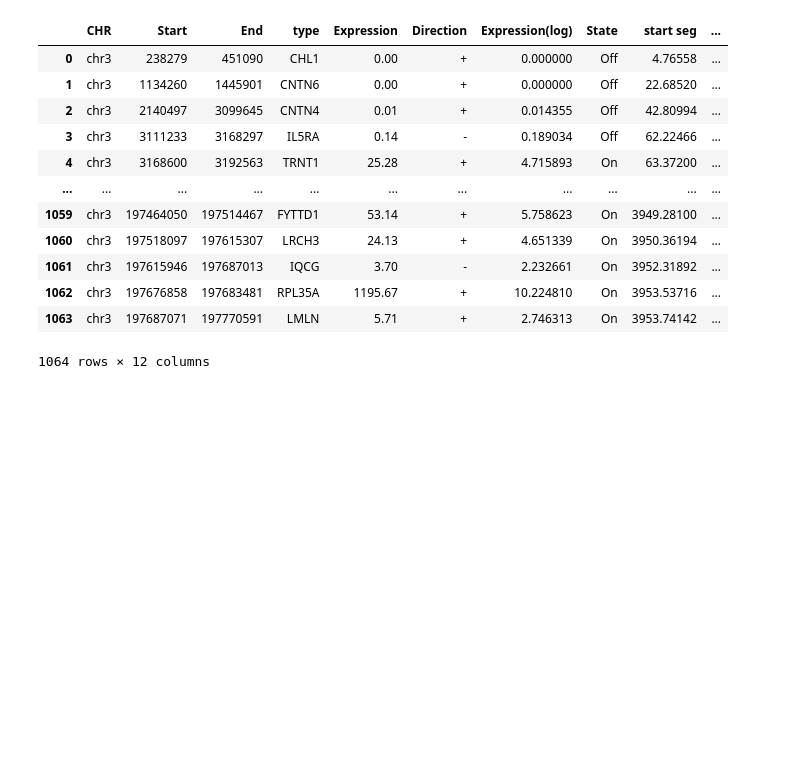
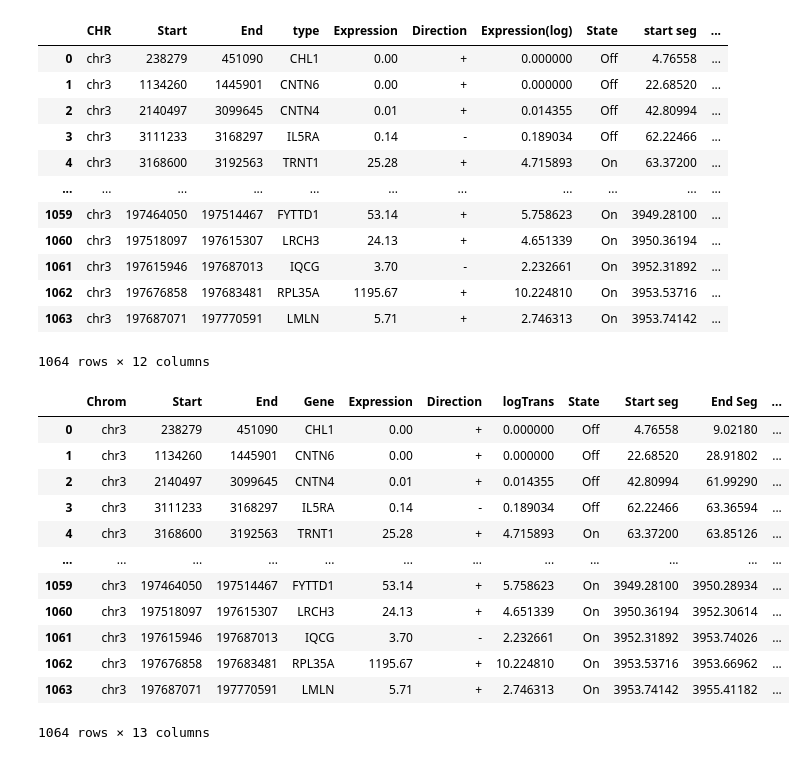
Before and after one commit to Andymao1998/qbb2021-answers, a Jupyter notebook: week6_hw/Week6.ipynb, the cells around one changed output. Cells and saved outputs as stored; diff of their text form; code cells hidden in the pictures; blank space fills up the shorter version.

```diff
--- a/week6_hw/Week6.ipynb
+++ b/week6_hw/Week6.ipynb
@@ -183,4 +196,22 @@ Exp
 | 1062 | chr3 | 197676858 | 197683481 | RPL35A | 1195.67 | + | 10.224810 | On | 3953.53716 | ... |
 | 1063 | chr3 | 197687071 | 197770591 | LMLN | 5.71 | + | 2.746313 | On | 3953.74142 | ... |
 1064 rows × 12 columns
+# %%
+Merge = pd.read_table("merge.bed", sep = "\s+", names = ["Chrom", "Start", "End", "Gene", "Expression", "Direction",
+                                                          "logTrans", "State","Start seg", "End Seg", "H3K27", "Estimate", "compartment"])
+Merge
+# %% [output]
+|  | Chrom | Start | End | Gene | Expression | Direction | logTrans | State | Start seg | End Seg | ... |
+| 0 | chr3 | 238279 | 451090 | CHL1 | 0.00 | + | 0.000000 | Off | 4.76558 | 9.02180 | ... |
+| 1 | chr3 | 1134260 | 1445901 | CNTN6 | 0.00 | + | 0.000000 | Off | 22.68520 | 28.91802 | ... |
+| 2 | chr3 | 2140497 | 3099645 | CNTN4 | 0.01 | + | 0.014355 | Off | 42.80994 | 61.99290 | ... |
+| 3 | chr3 | 3111233 | 3168297 | IL5RA | 0.14 | - | 0.189034 | Off | 62.22466 | 63.36594 | ... |
+| 4 | chr3 | 3168600 | 3192563 | TRNT1 | 25.28 | + | 4.715893 | On | 63.37200 | 63.85126 | ... |
+| ... | ... | ... | ... | ... | ... | ... | ... | ... | ... | ... | ... |
+| 1059 | chr3 | 197464050 | 197514467 | FYTTD1 | 53.14 | + | 5.758623 | On | 3949.28100 | 3950.28934 | ... |
+| 1060 | chr3 | 197518097 | 197615307 | LRCH3 | 24.13 | + | 4.651339 | On | 3950.36194 | 3952.30614 | ... |
+| 1061 | chr3 | 197615946 | 197687013 | IQCG | 3.70 | - | 2.232661 | On | 3952.31892 | 3953.74026 | ... |
+| 1062 | chr3 | 197676858 | 197683481 | RPL35A | 1195.67 | + | 10.224810 | On | 3953.53716 | 3953.66962 | ... |
+| 1063 | chr3 | 197687071 | 197770591 | LMLN | 5.71 | + | 2.746313 | On | 3953.74142 | 3955.41182 | ... |
+1064 rows × 13 columns
 # %%
```
Also changed, not shown: parts of 9 cells of this notebook.
